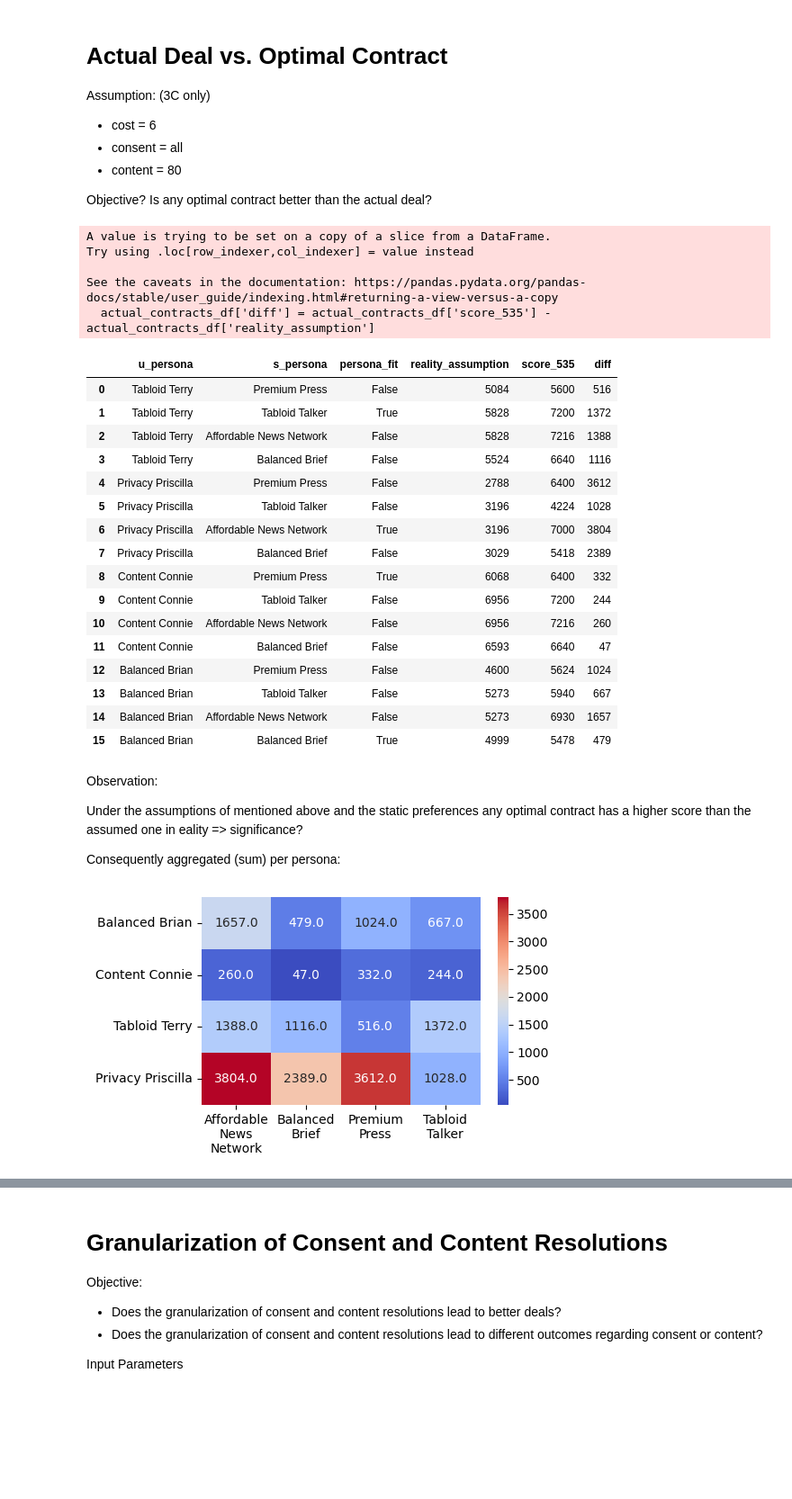
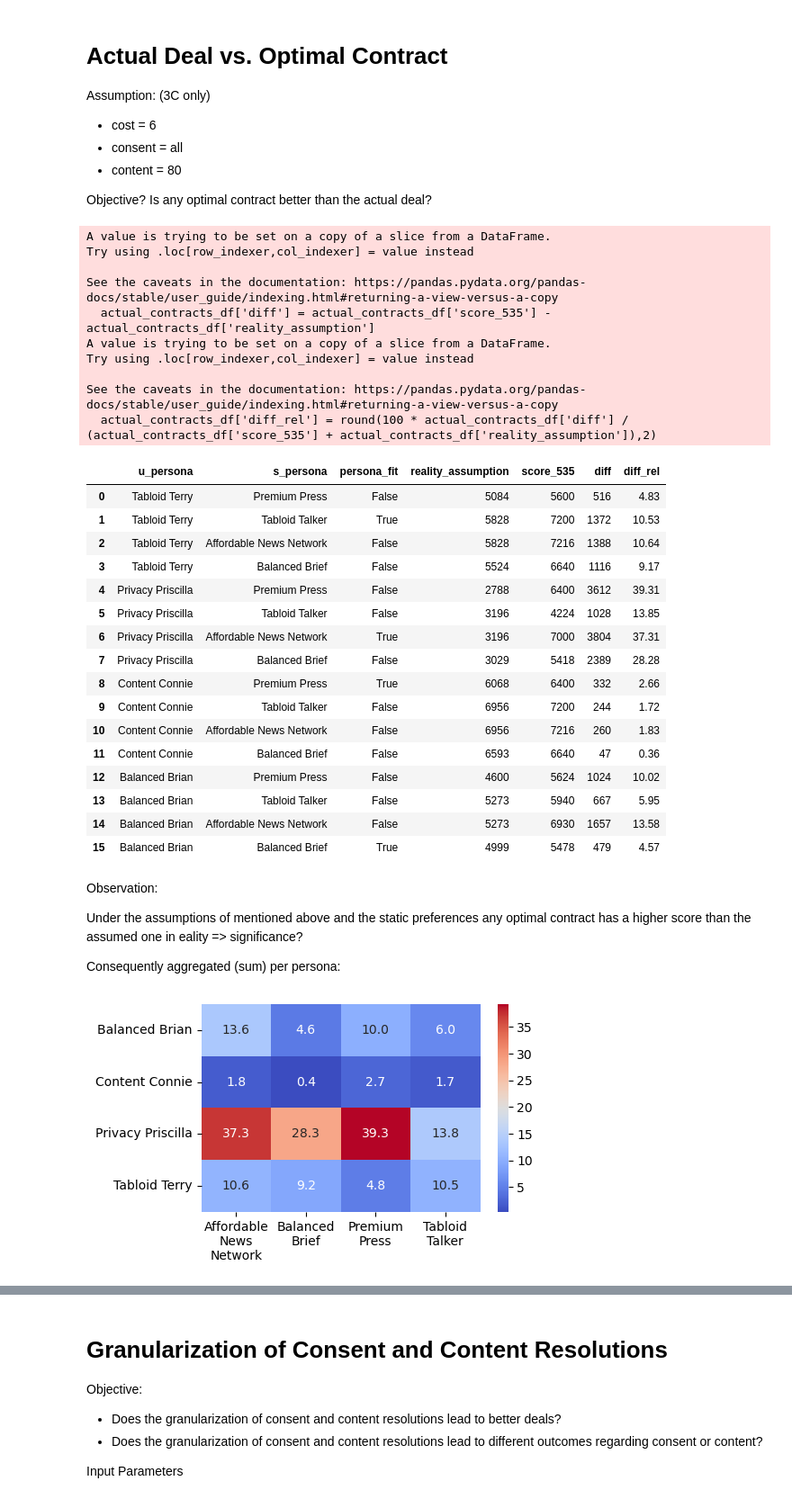
Before and after one commit to 82beja1bwi/contract-evaluation, a Jupyter notebook: qualitative_analysis.ipynb, the cells around one changed output, grey strips where cells are left out. Shown at 90% size. Drawn from its saved outputs; the diff is of its cells as text; code cells hidden in the pictures; blank space fills up the shorter version.

```diff
--- a/qualitative_analysis.ipynb
+++ b/qualitative_analysis.ipynb
@@ -188,7 +191,7 @@ for name in ['consent_535']:
     three_c_df[name] = three_c_df[name].apply(lambda value: 'ALL' if value == 100.0 else ('REJECTED' if value == 0.0 else value))
 
 # arrange order of columns
-three_c_df = three_c_df[['user', 'site','u_persona', 's_persona', 'persona_fit', 'default_new', 'reality_assumption',  'score_535', 'score_565',
+three_c_df = three_c_df[['user', 'site','u_persona', 's_persona', 'persona_fit', 'default_new', 'reality_assumption',  'score_535', 'score_565', 'imbalance',
                    'consent_535', 'consent_565', 'content_535', 'content_565','cost_535','cost_565']]
 
 three_c_df
@@ -321,6 +324,7 @@ Objective? Is any optimal contract better than the actual deal?
 # %%
 actual_contracts_df = three_c_df[['u_persona','s_persona','persona_fit', 'reality_assumption', 'score_535']]
 actual_contracts_df['diff'] = actual_contracts_df['score_535'] - actual_contracts_df['reality_assumption']
+actual_contracts_df['diff_rel'] = round(100 * actual_contracts_df['diff'] / (actual_contracts_df['score_535'] + actual_contracts_df['reality_assumption']),2)
 actual_contracts_df
 # %% [output]
 A value is trying to be set on a copy of a slice from a DataFrame.
@@ -328,23 +332,28 @@ Try using .loc[row_indexer,col_indexer] = value instead
 
 See the caveats in the documentation: https://pandas.pydata.org/pandas-docs/stable/user_guide/indexing.html#returning-a-view-versus-a-copy
   actual_contracts_df['diff'] = actual_contracts_df['score_535'] - actual_contracts_df['reality_assumption']
+A value is trying to be set on a copy of a slice from a DataFrame.
+Try using .loc[row_indexer,col_indexer] = value instead
+
+See the caveats in the documentation: https://pandas.pydata.org/pandas-docs/stable/user_guide/indexing.html#returning-a-view-versus-a-copy
+  actual_contracts_df['diff_rel'] = round(100 * actual_contracts_df['diff'] / (actual_contracts_df['score_535'] + actual_contracts_df['reality_assumption']),2)
-|  | u_persona | s_persona | persona_fit | reality_assumption | score_535 | diff |
-| 0 | Tabloid Terry | Premium Press | False | 5084 | 5600 | 516 |
-| 1 | Tabloid Terry | Tabloid Talker | True | 5828 | 7200 | 1372 |
-| 2 | Tabloid Terry | Affordable News Network | False | 5828 | 7216 | 1388 |
-| 3 | Tabloid Terry | Balanced Brief | False | 5524 | 6640 | 1116 |
-| 4 | Privacy Priscilla | Premium Press | False | 2788 | 6400 | 3612 |
-| 5 | Privacy Priscilla | Tabloid Talker | False | 3196 | 4224 | 1028 |
-| 6 | Privacy Priscilla | Affordable News Network | True | 3196 | 7000 | 3804 |
-| 7 | Privacy Priscilla | Balanced Brief | False | 3029 | 5418 | 2389 |
-| 8 | Content Connie | Premium Press | True | 6068 | 6400 | 332 |
-| 9 | Content Connie | Tabloid Talker | False | 6956 | 7200 | 244 |
-| 10 | Content Connie | Affordable News Network | False | 6956 | 7216 | 260 |
-| 11 | Content Connie | Balanced Brief | False | 6593 | 6640 | 47 |
-| 12 | Balanced Brian | Premium Press | False | 4600 | 5624 | 1024 |
-| 13 | Balanced Brian | Tabloid Talker | False | 5273 | 5940 | 667 |
-| 14 | Balanced Brian | Affordable News Network | False | 5273 | 6930 | 1657 |
-| 15 | Balanced Brian | Balanced Brief | True | 4999 | 5478 | 479 |
+|  | u_persona | s_persona | persona_fit | reality_assumption | score_535 | diff | diff_rel |
+| 0 | Tabloid Terry | Premium Press | False | 5084 | 5600 | 516 | 4.83 |
+| 1 | Tabloid Terry | Tabloid Talker | True | 5828 | 7200 | 1372 | 10.53 |
+| 2 | Tabloid Terry | Affordable News Network | False | 5828 | 7216 | 1388 | 10.64 |
+| 3 | Tabloid Terry | Balanced Brief | False | 5524 | 6640 | 1116 | 9.17 |
+| 4 | Privacy Priscilla | Premium Press | False | 2788 | 6400 | 3612 | 39.31 |
+| 5 | Privacy Priscilla | Tabloid Talker | False | 3196 | 4224 | 1028 | 13.85 |
+| 6 | Privacy Priscilla | Affordable News Network | True | 3196 | 7000 | 3804 | 37.31 |
+| 7 | Privacy Priscilla | Balanced Brief | False | 3029 | 5418 | 2389 | 28.28 |
+| 8 | Content Connie | Premium Press | True | 6068 | 6400 | 332 | 2.66 |
+| 9 | Content Connie | Tabloid Talker | False | 6956 | 7200 | 244 | 1.72 |
+| 10 | Content Connie | Affordable News Network | False | 6956 | 7216 | 260 | 1.83 |
+| 11 | Content Connie | Balanced Brief | False | 6593 | 6640 | 47 | 0.36 |
+| 12 | Balanced Brian | Premium Press | False | 4600 | 5624 | 1024 | 10.02 |
+| 13 | Balanced Brian | Tabloid Talker | False | 5273 | 5940 | 667 | 5.95 |
+| 14 | Balanced Brian | Affordable News Network | False | 5273 | 6930 | 1657 | 13.58 |
+| 15 | Balanced Brian | Balanced Brief | True | 4999 | 5478 | 479 | 4.57 |
 # %% [markdown]
 Observation:
 
@@ -353,25 +362,25 @@ Under the assumptions of mentioned above and the static preferences any optimal
 
 Consequently aggregated (sum) per persona:
 # %%
-pivot_mean_diff = actual_contracts_df.pivot_table(index='u_persona', columns='s_persona', values='diff',aggfunc='mean')
+pivot_mean_diff = actual_contracts_df.pivot_table(index='u_persona', columns='s_persona', values='diff_rel',aggfunc='mean')
 
 pivot_mean_diff.reset_index(inplace=True)
 
 # Set the size of the plot
 plt.figure(figsize=(5, 3))
 
 # Create the heatmap plot
 heatmap = sns.heatmap(pivot_mean_diff.set_index('u_persona'), cmap='coolwarm', annot=True, fmt=".1f")
 heatmap.set_xticklabels(['Affordable\nNews\nNetwork','Balanced\nBrief', 'Premium\nPress', 'Tabloid\nTalker'], rotation=0)
 
 # Set the title and labels
 #plt.title('2C Scores by User and Site Persona')
 plt.xlabel('')
 plt.ylabel('')
 
 # Show the plot
 plt.show()
 # %% [output]
-[figure, old version]
+[figure, new version]
 # %%
 # Improvements for persona_fit TRUE FALSE
```
Also changed, not shown: parts of 17 cells of this notebook, 22 other files.
